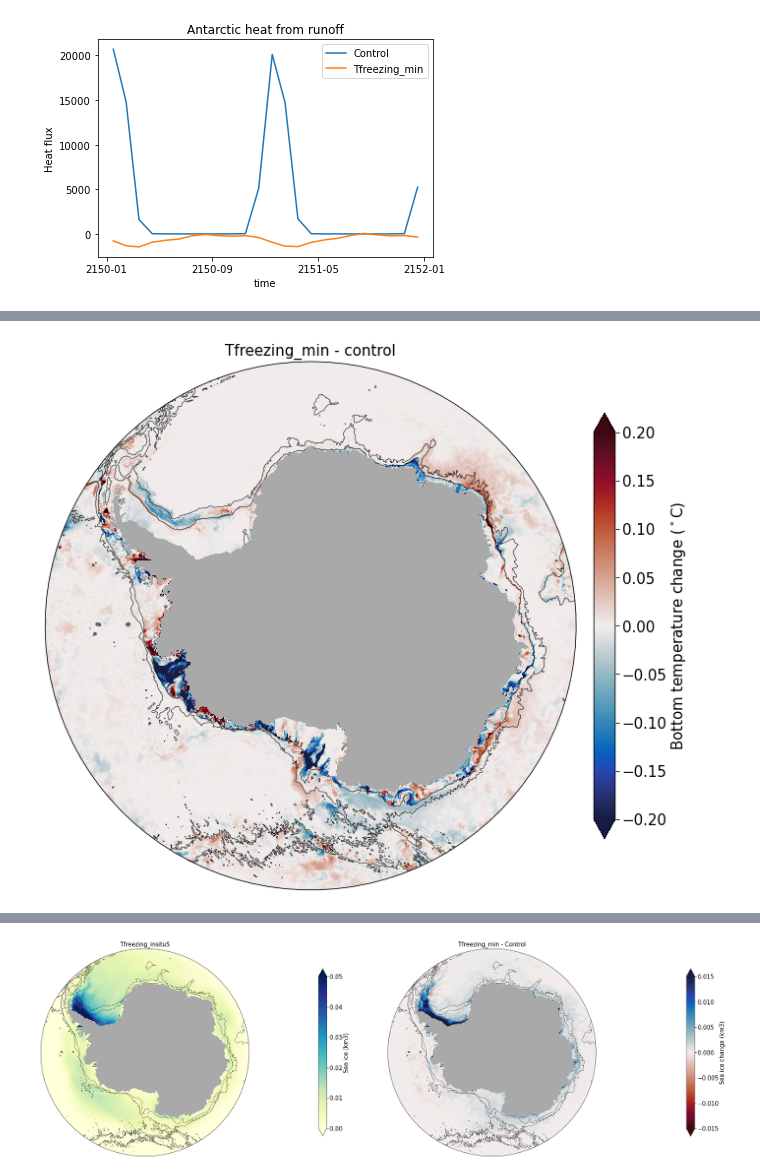
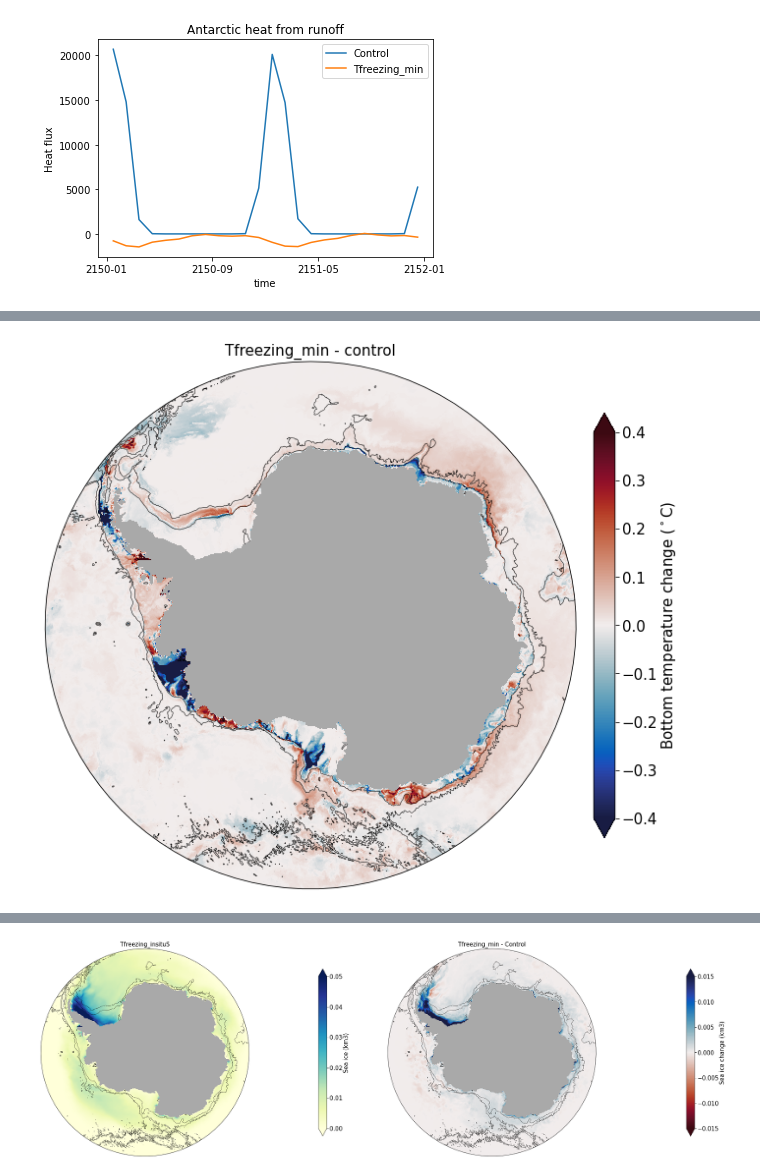
Before and after one commit to pedrocol/basal_mom5-collaborative-project, a Jupyter notebook: notebooks/Validation/Validation.ipynb, the cells around one changed output, grey strips where cells are left out. Cells and saved outputs as stored; diff of their text form; code cells hidden in the pictures.

```diff
--- a/notebooks/Validation/Validation.ipynb
+++ b/notebooks/Validation/Validation.ipynb
@@ -334,8 +358,8 @@ plt.legend();
 
 ## Temp
 # %%
-start_time='2151-01-01'
-end_time='2152-01-01'
+start_time='2154-01-01'
+end_time='2155-01-01'
 
 temp_con = cc.querying.getvar(control, 'temp', master_session, frequency='1 monthly',start_time=start_time, end_time=end_time) - 273.15
 temp_con = temp_con.sel(time=slice(start_time,end_time)).sel(yt_ocean=lat_slice)
@@ -374,7 +398,7 @@ bottom_temp_Tfreezing_min = temp_Tfreezing_min.where(depth_array.st_ocean >= max
 bottom_temp_Tfreezing_min = bottom_temp_Tfreezing_min.sum(dim = 'st_ocean')
 bottom_temp_Tfreezing_min = bottom_temp_Tfreezing_min.load()
 # %%
-scale_max = .2
+scale_max = .4
 
 fig  = plt.figure(1, figsize = (25,12))
 norm = col.Normalize(vmin=-scale_max,vmax=scale_max)
@@ -407,34 +431,34 @@ norm = col.Normalize(vmin=-scale_max,vmax=scale_max)
 #cf = ax.pcolormesh(bottom_temp_con.xt_ocean, bottom_temp_con.yt_ocean, bottom_temp_Tfreezing_zeroS-bottom_temp_con, norm = norm,
 #                   cmap = cmocean.balance,transform = ccrs.PlateCarree())
 #ax.contour(ht.xt_ocean,ht.yt_ocean,ht,levels=[1000,3000],colors='k',linewidths=0.5,transform = ccrs.PlateCarree())
 #plt.title('Tfreezing_zeroS',fontsize=fontsize)
 #ax.contourf(ht.xt_ocean, land_mask_lat,land_mask_masked,colors='darkgrey',
 #             zorder=2,transform = ccrs.PlateCarree())
 #ax.set_extent([-180, 180, -90, -59.5], ccrs.PlateCarree())
 
 # Tfreezing_min
 ax = fig.add_axes([0.62, 0.0, 0.3, 1],projection=ccrs.SouthPolarStereo())
 theta = np.linspace(0, 2*np.pi, 100)
 center, radius = [0.5, 0.5], 0.5
 verts = np.vstack([np.sin(theta), np.cos(theta)]).T
 circle = mpath.Path(verts * radius + center)
 ax.set_boundary(circle, transform=ax.transAxes)
 # plot:
 cf = ax.pcolormesh(bottom_temp_con.xt_ocean, bottom_temp_con.yt_ocean, bottom_temp_Tfreezing_min-bottom_temp_con, norm = norm,
                    cmap = cmocean.balance, transform = ccrs.PlateCarree())
 ax.contour(ht.xt_ocean,ht.yt_ocean,ht,levels=[1000,3000],colors='k',linewidths=0.5,transform = ccrs.PlateCarree())
 plt.title('Tfreezing_min - control',fontsize=fontsize)
 ax.contourf(ht.xt_ocean, land_mask_lat,land_mask_masked,colors='darkgrey',
              zorder=2,transform = ccrs.PlateCarree())
 ax.set_extent([-180, 180, -90, -59.5], ccrs.PlateCarree())
 
 # colorbar:
 cbaxes = fig.add_axes([0.93, 0.25, 0.012, 0.5])
 cbar = plt.colorbar(cf, cax = cbaxes, orientation = 'vertical',extend = 'both')
 cbar.set_label(r'Bottom temperature change ($^\circ$C)',fontsize=fontsize,labelpad=2)
 cbar.ax.tick_params(labelsize=fontsize)
 # %% [output]
-[figure, old version]
+[figure, new version]
 # %%
 ## Salt
 # %%
```
Also changed, not shown: parts of 23 cells of this notebook, 2 other files.
